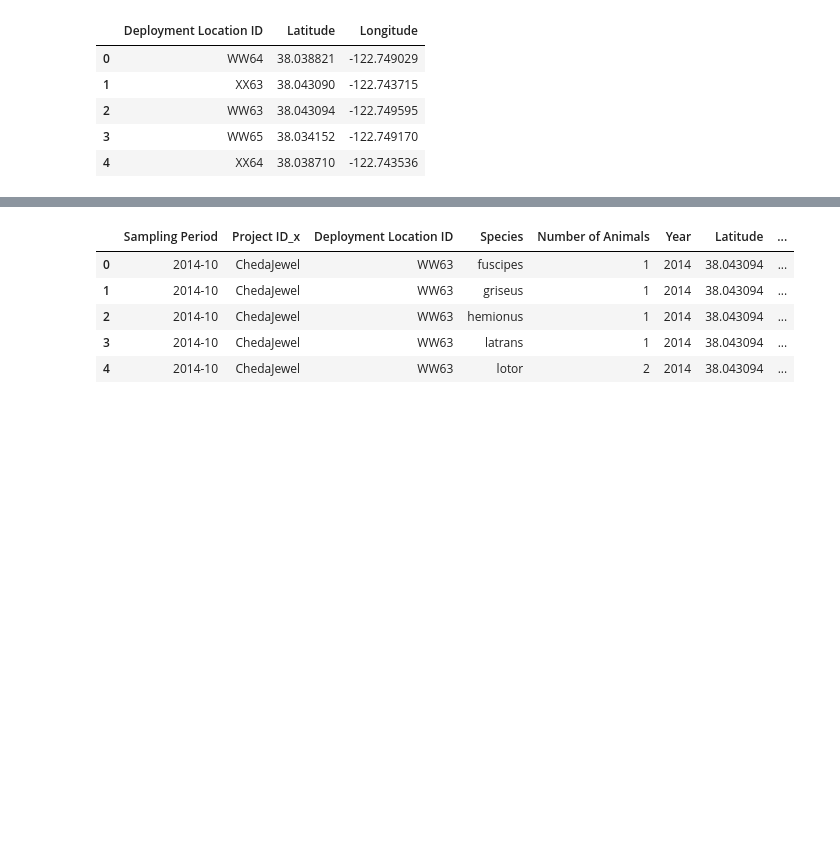
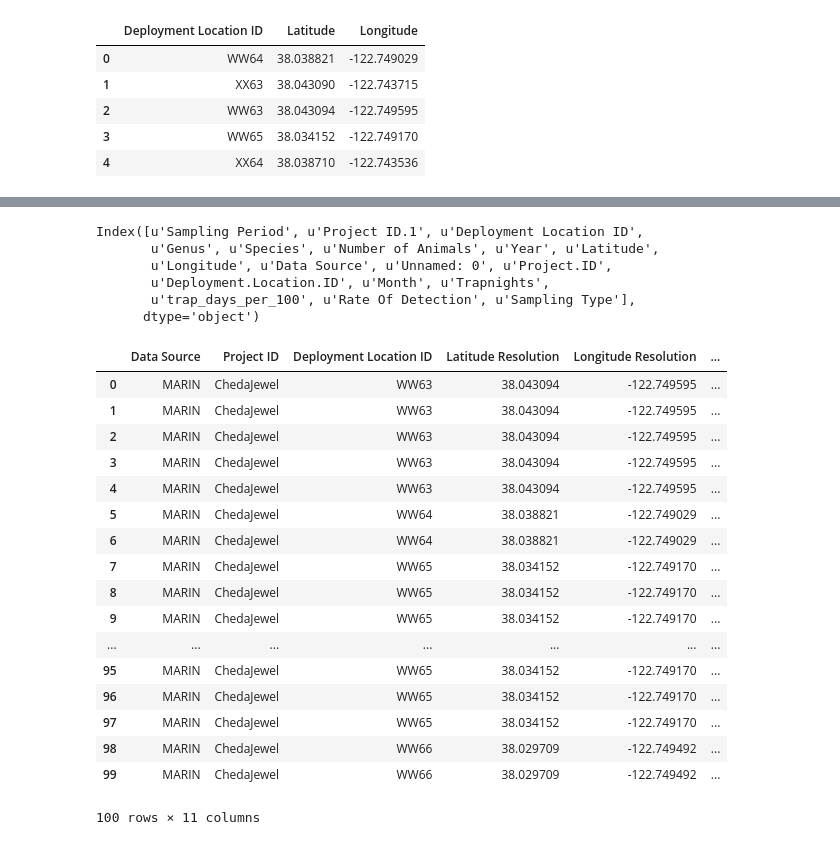
Before and after one commit to ConservationInternational/ShinyCam, a Jupyter notebook: notebooks/data_munging_marin.ipynb, the cells around one changed output, grey strips where cells are left out. Drawn from its saved outputs; the diff is of its cells as text; code cells hidden in the pictures; blank space fills up the shorter version.

Commit message:
Updated final Marin data prep pyscripts/notebook

```diff
--- a/notebooks/data_munging_marin.ipynb
+++ b/notebooks/data_munging_marin.ipynb
@@ -16,0 +9,4 @@ marin.head()
+# %%
+marin['Sampling Period'] = marin['Sampling Period'].apply(lambda x:
+                                                          datetime.datetime.strptime(x, '%Y-%m'))
+marin['Sampling Period'].value_counts()
@@ -46,5 +51,7 @@ rate.head()
 # %%
 rate = pd.read_csv('../data/intermediate/marin_trap_nights.csv')
+
+rate['Month'] = rate['Month'].apply(lambda x: datetime.datetime.strptime(x, '%Y-%m'))
 
 marin = pd.merge(marin, rate, left_on= ['Deployment Location ID', 'Sampling Period'], how = 'inner',
          right_on = ['Deployment.Location.ID', 'Month'])
@@ -59,3 +86,5 @@ marin.head()
 # %%
 marin['trap_days_per_100'] = marin['Trapnights']/100.
 marin['Rate Of Detection'] = marin['Number of Animals']/marin['trap_days_per_100']
+marin['Sampling Period'] = marin['Sampling Period'].apply(lambda x: x.month)
+marin['Sampling Type'] = 'Monthly'
@@ -62,10 +107,38 @@ marin['Rate Of Detection'] = marin['Number of Animals']/marin['trap_days_per_100
+# %%
+marin.columns
+# %% [output]
+Index([u'Sampling Period', u'Project ID.1', u'Deployment Location ID',
+       u'Genus', u'Species', u'Number of Animals', u'Year', u'Latitude',
+       u'Longitude', u'Data Source', u'Unnamed: 0', u'Project.ID',
+       u'Deployment.Location.ID', u'Month', u'Trapnights',
+       u'trap_days_per_100', u'Rate Of Detection', u'Sampling Type'],
+      dtype='object')
+# %%
+marin.rename(columns = {'Latitude' : 'Latitude Resolution',
+                        'Longitude' :'Longitude Resolution',
+                       'Project.ID' : 'Project ID'}, inplace = True)
+
+marin = marin[['Data Source', 'Project ID', 'Deployment Location ID', 'Latitude Resolution', 'Longitude Resolution',
+'Sampling Type', 'Sampling Period', 'Year', 'Genus', 'Species', 'Rate Of Detection']]
 # %%
-marin.head()
+marin.head(100)
 # %% [output]
-|  | Sampling Period | Project ID_x | Deployment Location ID | Species | Number of Animals | Year | Latitude | ... |
-| 0 | 2014-10 | ChedaJewel | WW63 | fuscipes | 1 | 2014 | 38.043094 | ... |
-| 1 | 2014-10 | ChedaJewel | WW63 | griseus | 1 | 2014 | 38.043094 | ... |
-| 2 | 2014-10 | ChedaJewel | WW63 | hemionus | 1 | 2014 | 38.043094 | ... |
-| 3 | 2014-10 | ChedaJewel | WW63 | latrans | 1 | 2014 | 38.043094 | ... |
-| 4 | 2014-10 | ChedaJewel | WW63 | lotor | 2 | 2014 | 38.043094 | ... |
+|  | Data Source | Project ID | Deployment Location ID | Latitude Resolution | Longitude Resolution | ... |
+| 0 | MARIN | ChedaJewel | WW63 | 38.043094 | -122.749595 | ... |
+| 1 | MARIN | ChedaJewel | WW63 | 38.043094 | -122.749595 | ... |
+| 2 | MARIN | ChedaJewel | WW63 | 38.043094 | -122.749595 | ... |
+| 3 | MARIN | ChedaJewel | WW63 | 38.043094 | -122.749595 | ... |
+| 4 | MARIN | ChedaJewel | WW63 | 38.043094 | -122.749595 | ... |
+| 5 | MARIN | ChedaJewel | WW64 | 38.038821 | -122.749029 | ... |
+| 6 | MARIN | ChedaJewel | WW64 | 38.038821 | -122.749029 | ... |
+| 7 | MARIN | ChedaJewel | WW65 | 38.034152 | -122.749170 | ... |
+| 8 | MARIN | ChedaJewel | WW65 | 38.034152 | -122.749170 | ... |
+| 9 | MARIN | ChedaJewel | WW65 | 38.034152 | -122.749170 | ... |
+| ... | ... | ... | ... | ... | ... | ... |
+| 95 | MARIN | ChedaJewel | WW65 | 38.034152 | -122.749170 | ... |
+| 96 | MARIN | ChedaJewel | WW65 | 38.034152 | -122.749170 | ... |
+| 97 | MARIN | ChedaJewel | WW65 | 38.034152 | -122.749170 | ... |
+| 98 | MARIN | ChedaJewel | WW66 | 38.029709 | -122.749492 | ... |
+| 99 | MARIN | ChedaJewel | WW66 | 38.029709 | -122.749492 | ... |
+100 rows × 11 columns
 # %%
```
Also changed, not shown: parts of 8 cells of this notebook, 1 other file.
